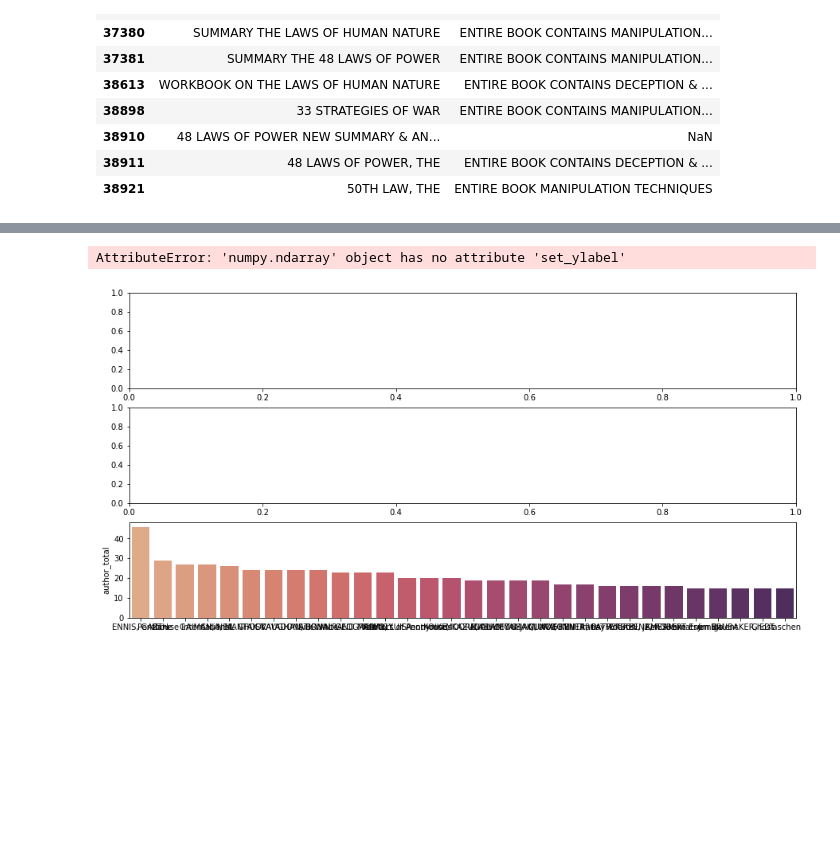
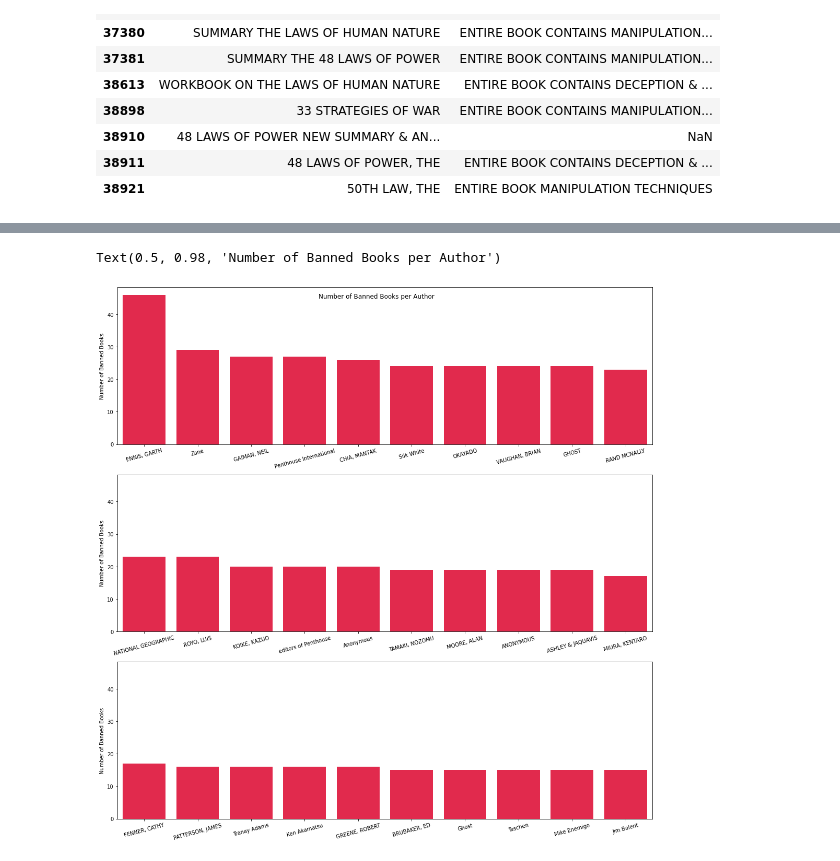
Before and after one commit to fetterollie/Books-Banned-In-State-Prisons-2022, a Jupyter notebook: notebook.ipynb, the cells around one changed output, grey strips where cells are left out. Saved outputs shown, nothing was run; the diff lists cells and outputs as text; code cells hidden in the pictures; blank space fills up the shorter version.

Commit message:
complete visual

```diff
--- a/notebook.ipynb
+++ b/notebook.ipynb
@@ -235,14 +235,25 @@ df.head()
 # %%
 num_books_per_author = pd.DataFrame(df.author.value_counts())
 
 num_books_per_author = num_books_per_author.rename(columns={'author' : 'author_total'})
-fig, ax = plt.subplots(3, figsize=(15,7.5))
-sns.barplot(x=num_books_per_author[1:31].index, y=num_books_per_author[1:31].author_total, palette='flare')
-ax.set_ylabel('Number of Banned Books')
-ax.set_xlabel('Author')
-ax.set_title('Number of Banned Books per Author')
+fig, ax = plt.subplots(3, figsize=(15,15), sharey=True)
+sns.barplot(x=num_books_per_author[1:11].index, y=num_books_per_author[1:11].author_total, color='#FF0C3A', ax=ax[0])
+sns.barplot(x=num_books_per_author[11:21].index, y=num_books_per_author[11:21].author_total, color='#FF0C3A', ax=ax[1])
+sns.barplot(x=num_books_per_author[21:31].index, y=num_books_per_author[21:31].author_total, color='#FF0C3A', ax=ax[2])
+
+ax[0].set_ylabel('Number of Banned Books')
+ax[1].set_ylabel('Number of Banned Books')
+ax[2].set_ylabel('Number of Banned Books')
+
+ax[0].set_xticklabels(labels=num_books_per_author[1:11].index, rotation=15)
+ax[1].set_xticklabels(labels=num_books_per_author[11:21].index, rotation=15)
+ax[2].set_xticklabels(labels=num_books_per_author[21:31].index, rotation=15)
+
+
+fig.tight_layout()
+fig.suptitle('Number of Banned Books per Author')
 # %% [output]
-AttributeError: 'numpy.ndarray' object has no attribute 'set_ylabel'
+Text(0.5, 0.98, 'Number of Banned Books per Author')
-[figure, old version]
+[figure, new version]
 # %%
 num_books_per_author[1:31]
```
Also changed, not shown: parts of 2 cells of this notebook.
